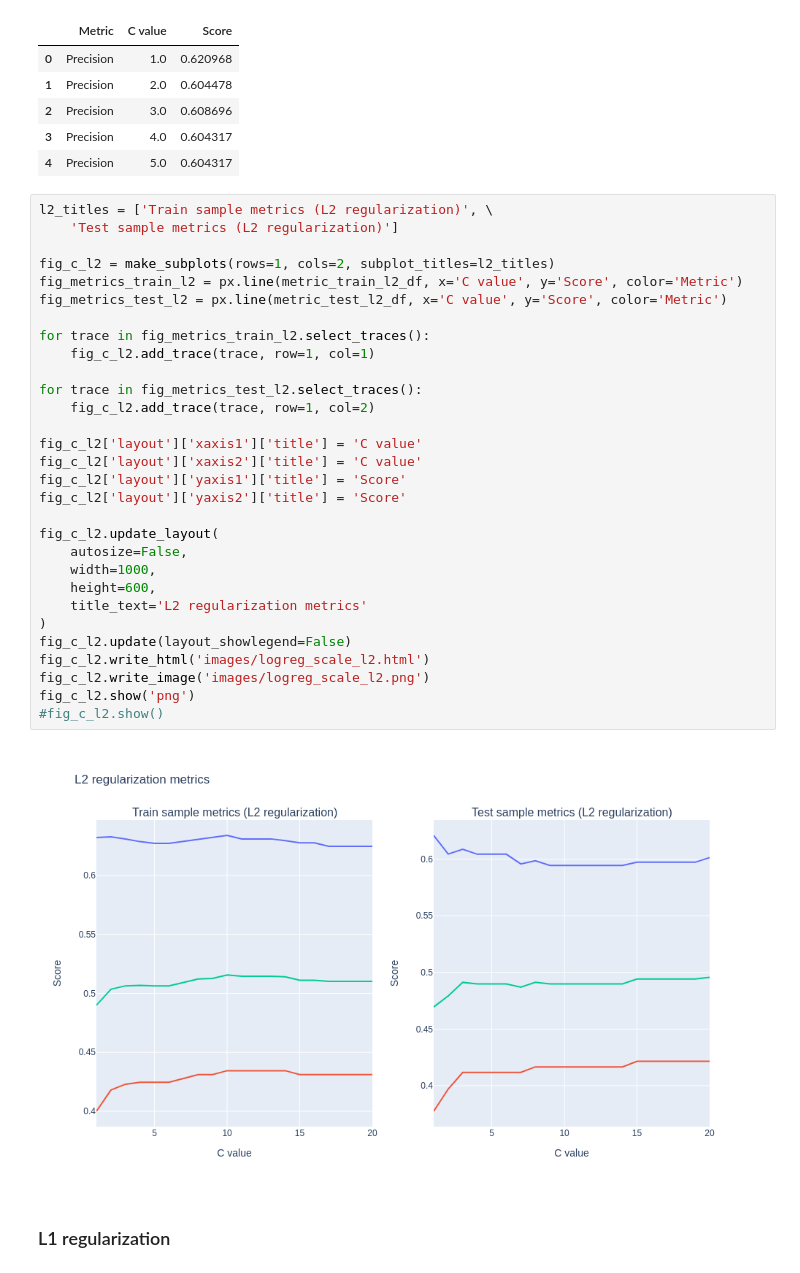
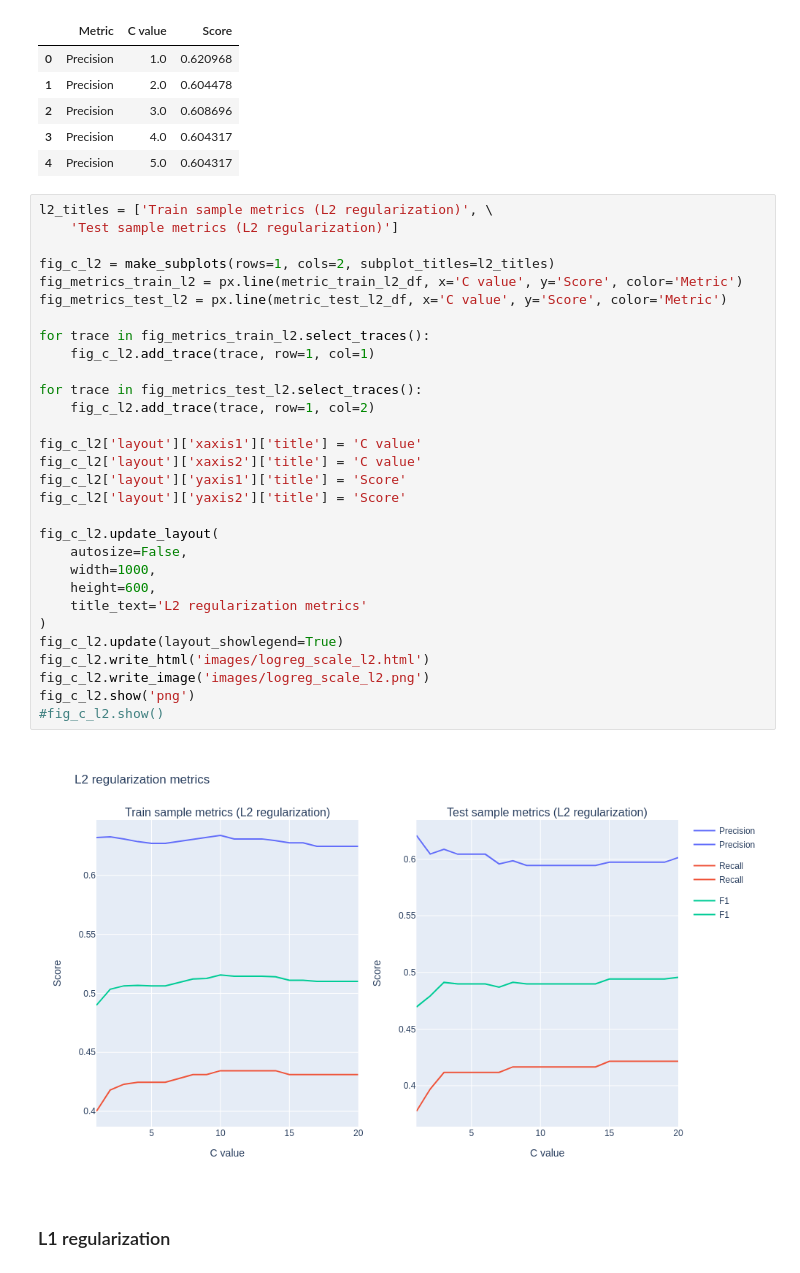
Before and after one commit to errlwdfi/sf_data_science, a Jupyter notebook: bank_clients_churn/bank_clients_churn.ipynb, the cells around one changed output. Cells and saved outputs as stored; diff of their text form.

```diff
--- a/bank_clients_churn/bank_clients_churn.ipynb
+++ b/bank_clients_churn/bank_clients_churn.ipynb
@@ -550,35 +550,35 @@ metric_test_l2_df.head()
 # %%
 l2_titles = ['Train sample metrics (L2 regularization)', \
     'Test sample metrics (L2 regularization)']
 
 fig_c_l2 = make_subplots(rows=1, cols=2, subplot_titles=l2_titles)
 fig_metrics_train_l2 = px.line(metric_train_l2_df, x='C value', y='Score', color='Metric')
 fig_metrics_test_l2 = px.line(metric_test_l2_df, x='C value', y='Score', color='Metric')
 
 for trace in fig_metrics_train_l2.select_traces():
     fig_c_l2.add_trace(trace, row=1, col=1)
 
 for trace in fig_metrics_test_l2.select_traces():
     fig_c_l2.add_trace(trace, row=1, col=2)
 
 fig_c_l2['layout']['xaxis1']['title'] = 'C value'
 fig_c_l2['layout']['xaxis2']['title'] = 'C value'
 fig_c_l2['layout']['yaxis1']['title'] = 'Score'
 fig_c_l2['layout']['yaxis2']['title'] = 'Score'
 
 fig_c_l2.update_layout(
     autosize=False,
     width=1000,
     height=600,
     title_text='L2 regularization metrics'
 )
-fig_c_l2.update(layout_showlegend=False)
+fig_c_l2.update(layout_showlegend=True)
 fig_c_l2.write_html('images/logreg_scale_l2.html')
 fig_c_l2.write_image('images/logreg_scale_l2.png')
 fig_c_l2.show('png')
 #fig_c_l2.show()
 # %% [output]
-[figure, old version]
+[figure, new version]
 # %% [markdown]
 ### L1 regularization
 # %%
```
Also changed, not shown: parts of 3 cells of this notebook, 9 other files.
